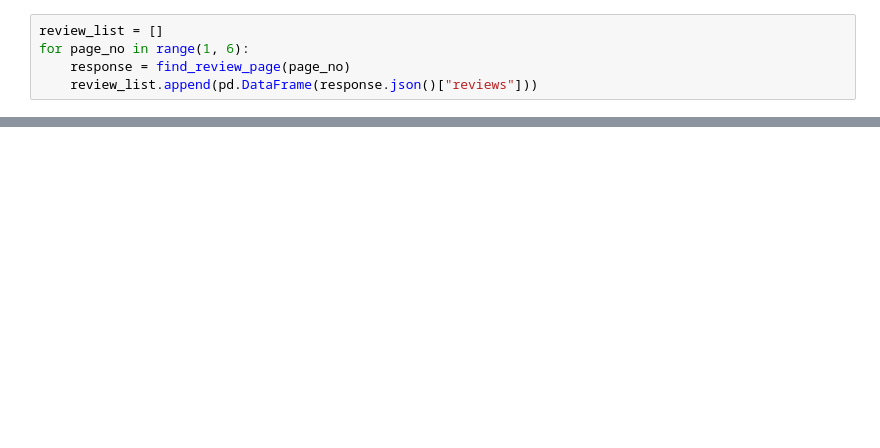
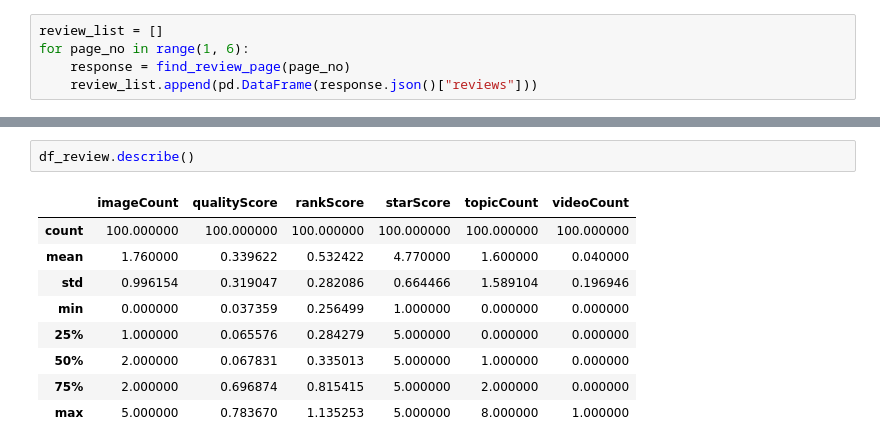
Before and after one commit to corazzon/web_scraping, a Jupyter notebook: naver-shopping/naver-shopping-review-pages.ipynb, the cells around one changed output, grey strips where cells are left out. Saved outputs shown, nothing was run; the diff lists cells and outputs as text; blank space fills up the shorter version.

```diff
--- a/naver-shopping/naver-shopping-review-pages.ipynb
+++ b/naver-shopping/naver-shopping-review-pages.ipynb
@@ -62,0 +111,12 @@ reviews[:100]
+# %%
+df_review.describe()
+# %% [output]
+|  | imageCount | qualityScore | rankScore | starScore | topicCount | videoCount |
+| count | 100.000000 | 100.000000 | 100.000000 | 100.000000 | 100.000000 | 100.000000 |
+| mean | 1.760000 | 0.339622 | 0.532422 | 4.770000 | 1.600000 | 0.040000 |
+| std | 0.996154 | 0.319047 | 0.282086 | 0.664466 | 1.589104 | 0.196946 |
+| min | 0.000000 | 0.037359 | 0.256499 | 1.000000 | 0.000000 | 0.000000 |
+| 25% | 1.000000 | 0.065576 | 0.284279 | 5.000000 | 0.000000 | 0.000000 |
+| 50% | 2.000000 | 0.067831 | 0.335013 | 5.000000 | 1.000000 | 0.000000 |
+| 75% | 2.000000 | 0.696874 | 0.815415 | 5.000000 | 2.000000 | 0.000000 |
+| max | 5.000000 | 0.783670 | 1.135253 | 5.000000 | 8.000000 | 1.000000 |
```
Also changed, not shown: parts of 10 cells of this notebook.
